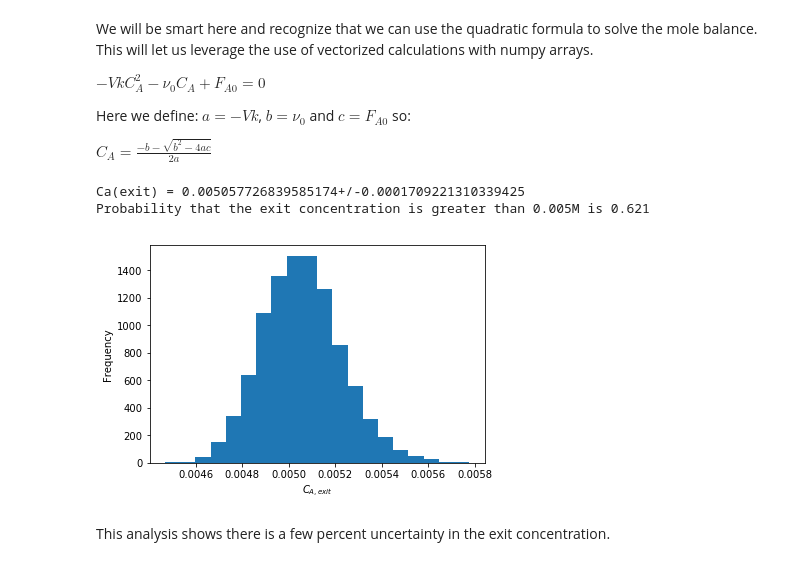
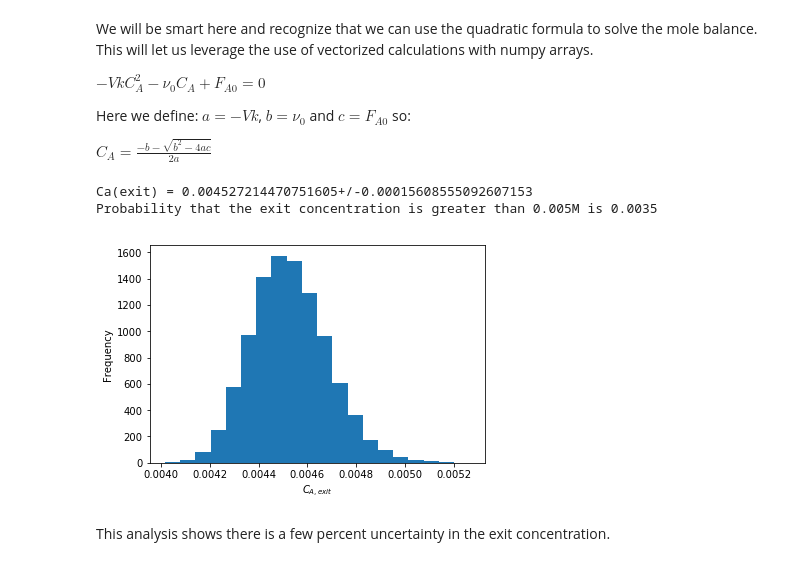
Before and after one commit to jkitchin/s17-06364, a Jupyter notebook: lectures/lecture-12.ipynb, the cells around one changed output. Drawn from its saved outputs; the diff is of its cells as text; code cells hidden in the pictures.

```diff
--- a/lectures/lecture-12.ipynb
+++ b/lectures/lecture-12.ipynb
@@ -220,32 +273,30 @@ so:
 
 $C_A = \frac{-b - \sqrt{b^2 - 4 a c}}{2 a}$
 # %%
-from scipy.optimize import fsolve
-
 N = 10000    # number of MC samples
 V =  66000   # L
 
-Fa0 = np.random.normal(5, 0.05, N)
-v0 = np.random.normal(10.0, 0.1, N)
-k = np.random.normal(3.0, 0.2, N)
+Fa0 = np.random.normal(4, 0.05, N)
+v0 = np.random.normal(10, 0.1, N)
+k = np.random.normal(3., 0.2, N)
 
 a = -V * k
 b = v0
 c = Fa0
 
 Ca = (-b - np.sqrt(b**2 - 4 * a * c)) / (2 * a)
 
 print('Ca(exit) = {0}+/-{1}'.format(np.mean(Ca), np.std(Ca)))
 
 plt.hist(Ca, 20)
 plt.xlabel('$C_{A, exit}$')
 plt.ylabel('Frequency')
 
 print('Probability that the exit concentration is greater than 0.005M is {}'.format((Ca > 0.005).sum() / len(Ca)))
 # %% [output]
-Ca(exit) = 0.005057726839585174+/-0.0001709221310339425
-Probability that the exit concentration is greater than 0.005M is 0.621
+Ca(exit) = 0.004527214470751605+/-0.00015608555092607153
+Probability that the exit concentration is greater than 0.005M is 0.0035
-[figure, old version]
+[figure, new version]
 # %% [markdown]
 This analysis shows there is a few percent uncertainty in the exit concentration.
 # %%
```
Also changed, not shown: parts of 12 cells of this notebook, 1 other file.
